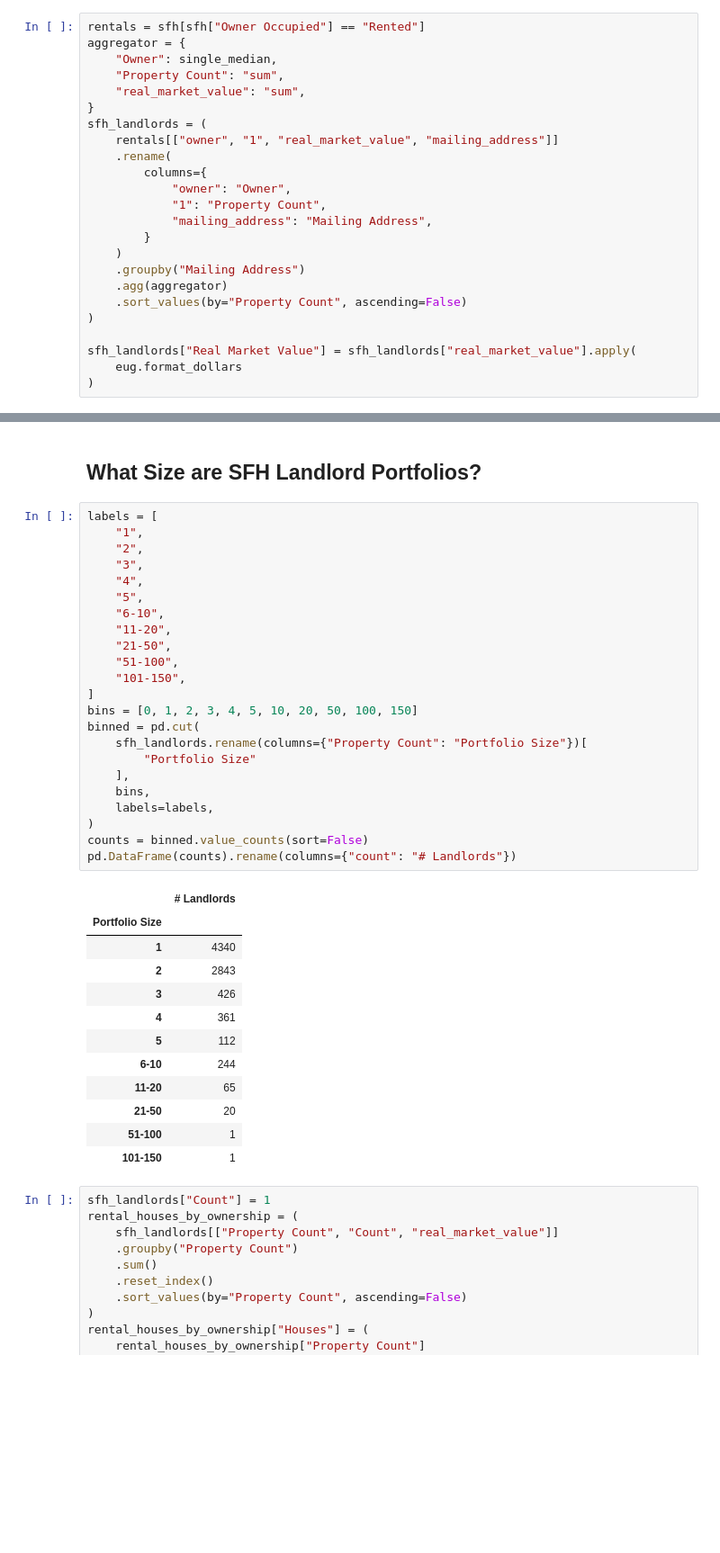
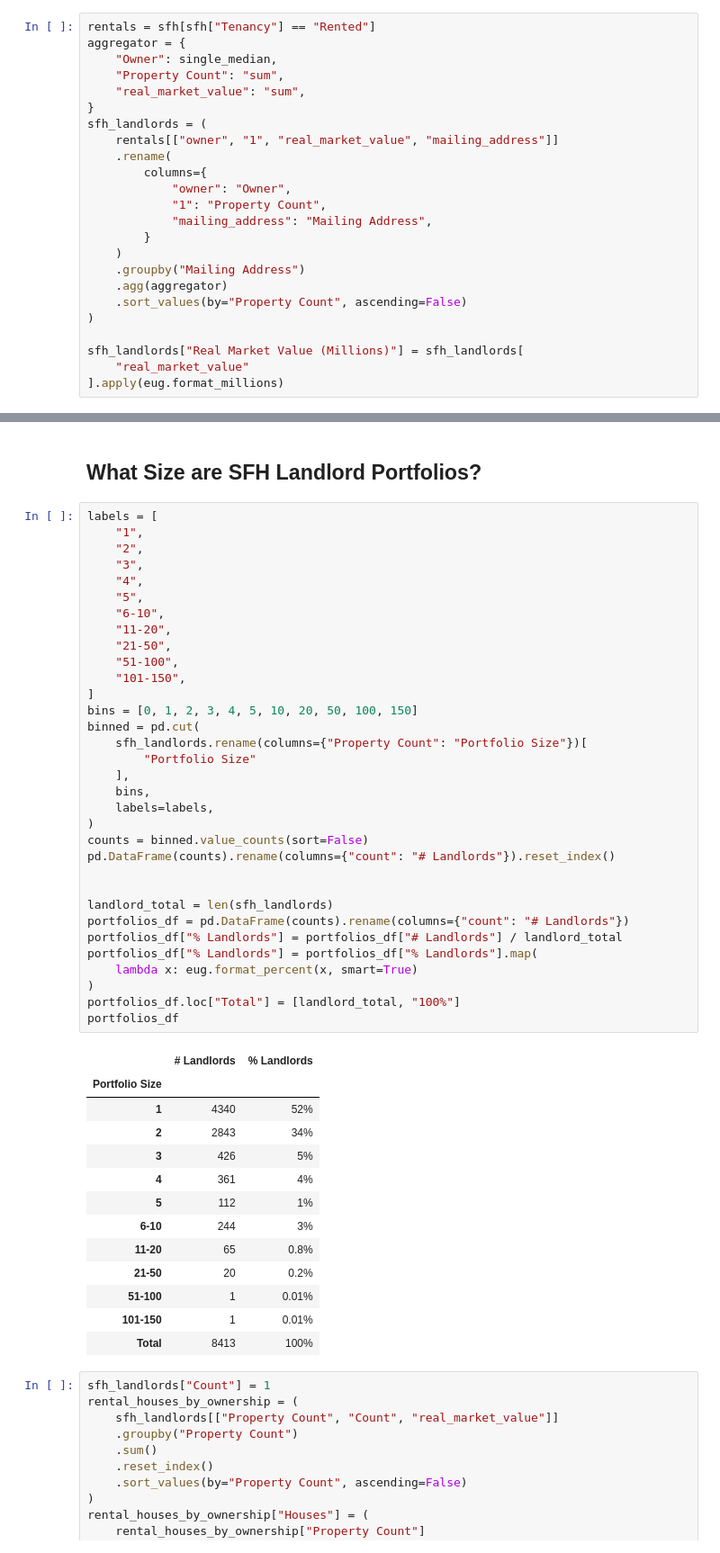
Before and after one commit to nbirnel/atlas-of-eugene, a Jupyter notebook: who-owns-the-housing.ipynb, the cells around one changed output, grey strips where cells are left out. Shown at 90% size. Cells and saved outputs as stored; diff of their text form; blank space fills up the shorter version.

```diff
--- a/who-owns-the-housing.ipynb
+++ b/who-owns-the-housing.ipynb
@@ -201,7 +194,7 @@ owner_occupied.rename(columns={"1": "Houses"})
 def single_median(series):
     return series.mode().loc[0]
 # %%
-rentals = sfh[sfh["Owner Occupied"] == "Rented"]
+rentals = sfh[sfh["Tenancy"] == "Rented"]
 aggregator = {
     "Owner": single_median,
     "Property Count": "sum",
@@ -221,9 +214,9 @@ sfh_landlords = (
     .sort_values(by="Property Count", ascending=False)
 )
 
-sfh_landlords["Real Market Value"] = sfh_landlords["real_market_value"].apply(
-    eug.format_dollars
-)
+sfh_landlords["Real Market Value (Millions)"] = sfh_landlords[
+    "real_market_value"
+].apply(eug.format_millions)
 # %%
 sfh_owners = (
     sfh[["owner", "1", "real_market_value", "mailing_address"]]
@@ -293,39 +287,50 @@ eug.explore(
 # %%
 labels = [
     "1",
     "2",
     "3",
     "4",
     "5",
     "6-10",
     "11-20",
     "21-50",
     "51-100",
     "101-150",
 ]
 bins = [0, 1, 2, 3, 4, 5, 10, 20, 50, 100, 150]
 binned = pd.cut(
     sfh_landlords.rename(columns={"Property Count": "Portfolio Size"})[
         "Portfolio Size"
     ],
     bins,
     labels=labels,
 )
 counts = binned.value_counts(sort=False)
-pd.DataFrame(counts).rename(columns={"count": "# Landlords"})
+pd.DataFrame(counts).rename(columns={"count": "# Landlords"}).reset_index()
+
+
+landlord_total = len(sfh_landlords)
+portfolios_df = pd.DataFrame(counts).rename(columns={"count": "# Landlords"})
+portfolios_df["% Landlords"] = portfolios_df["# Landlords"] / landlord_total
+portfolios_df["% Landlords"] = portfolios_df["% Landlords"].map(
+    lambda x: eug.format_percent(x, smart=True)
+)
+portfolios_df.loc["Total"] = [landlord_total, "100%"]
+portfolios_df
 # %% [output]
-|  | # Landlords |
-| Portfolio Size |  |
-| 1 | 4340 |
-| 2 | 2843 |
-| 3 | 426 |
-| 4 | 361 |
-| 5 | 112 |
-| 6-10 | 244 |
-| 11-20 | 65 |
-| 21-50 | 20 |
-| 51-100 | 1 |
-| 101-150 | 1 |
+|  | # Landlords | % Landlords |
+| Portfolio Size |  |  |
+| 1 | 4340 | 52% |
+| 2 | 2843 | 34% |
+| 3 | 426 | 5% |
+| 4 | 361 | 4% |
+| 5 | 112 | 1% |
+| 6-10 | 244 | 3% |
+| 11-20 | 65 | 0.8% |
+| 21-50 | 20 | 0.2% |
+| 51-100 | 1 | 0.01% |
+| 101-150 | 1 | 0.01% |
+| Total | 8413 | 100% |
 # %%
 sfh_landlords["Count"] = 1
 rental_houses_by_ownership = (
```
Also changed, not shown: parts of 18 cells of this notebook, 2 other files.
